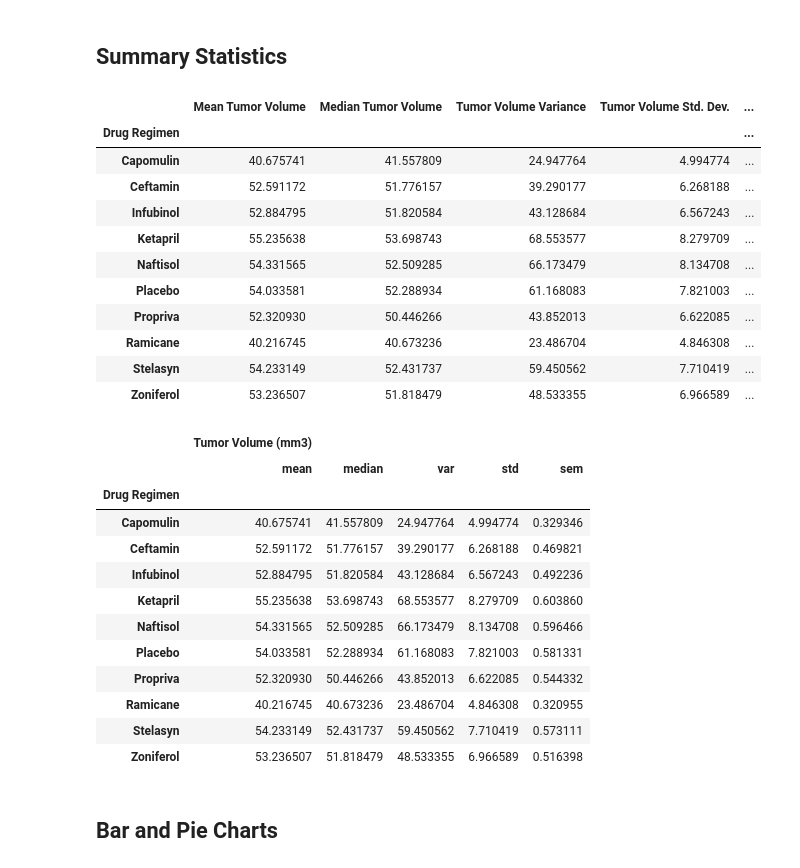
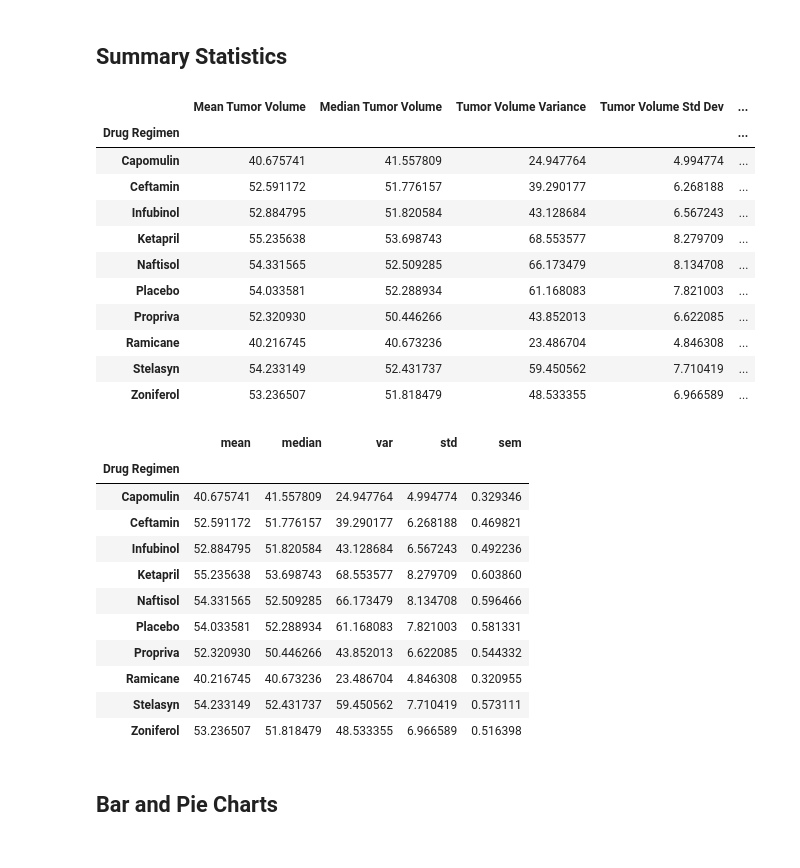
Before and after one commit to TuAnonShaman/SG_Module_5_Challenge, a Jupyter notebook: Pymaceuticals/sg_pymaceuticals.ipynb, the cells around one changed output. Cells and saved outputs as stored; diff of their text form; code cells hidden in the pictures.

```diff
--- a/Pymaceuticals/sg_pymaceuticals.ipynb
+++ b/Pymaceuticals/sg_pymaceuticals.ipynb
@@ -176,13 +183,29 @@ memory usage: 132.4+ KB
 # %% [markdown]
 ## Summary Statistics
 # %%
-# Generate a summary statistics table of mean, median, variance, standard deviation, and SEM of the tumor volume for each regimen
+# Generate a summary statistics table of mean, median, variance, standard deviation, and SEM
+# of the tumor volume for each regimen
 
 # Use groupby and summary statistical methods to calculate the following properties of each drug regimen:
 # mean, median, variance, standard deviation, and SEM of the tumor volume.
 # Assemble the resulting series into a single summary DataFrame.
+
+mean_tumor_volume = study_v2_df.groupby(["Drug Regimen"])["Tumor Volume (mm3)"].mean()
+median_tumor_volume = study_v2_df.groupby(["Drug Regimen"])["Tumor Volume (mm3)"].median()
+tumor_volume_variance = study_v2_df.groupby(["Drug Regimen"])["Tumor Volume (mm3)"].var()
+tumor_volume_stdev = study_v2_df.groupby(["Drug Regimen"])["Tumor Volume (mm3)"].std()
+tumor_volume_sem = study_v2_df.groupby(["Drug Regimen"])["Tumor Volume (mm3)"].sem()
+
+drug_summary = pd.DataFrame({"Mean Tumor Volume": mean_tumor_volume,
+                            "Median Tumor Volume": median_tumor_volume,
+                            "Tumor Volume Variance": tumor_volume_variance,
+                            "Tumor Volume Std Dev": tumor_volume_stdev,
+                            "Tumor Volume Std Err": tumor_volume_sem
+                            })
+
+drug_summary
 # %% [output]
-|  | Mean Tumor Volume | Median Tumor Volume | Tumor Volume Variance | Tumor Volume Std. Dev. | ... |
+|  | Mean Tumor Volume | Median Tumor Volume | Tumor Volume Variance | Tumor Volume Std Dev | ... |
 | Drug Regimen |  |  |  |  | ... |
 | Capomulin | 40.675741 | 41.557809 | 24.947764 | 4.994774 | ... |
 | Ceftamin | 52.591172 | 51.776157 | 39.290177 | 6.268188 | ... |
@@ -197,10 +220,12 @@ memory usage: 132.4+ KB
 # %%
 # A more advanced method to generate a summary statistics table of mean, median, variance, standard deviation,
 # and SEM of the tumor volume for each regimen (only one method is required in the solution)
 
 # Using the aggregation method, produce the same summary statistics in a single line
+drug_agg = pd.DataFrame(study_v2_df.groupby(["Drug Regimen"])["Tumor Volume (mm3)"].agg(
+    ["mean", "median", "var", "std", "sem"]))
+drug_agg
 # %% [output]
-|  | Tumor Volume (mm3) |  |  |  |  |
 |  | mean | median | var | std | sem |
 | Drug Regimen |  |  |  |  |  |
 | Capomulin | 40.675741 | 41.557809 | 24.947764 | 4.994774 | 0.329346 |
```
Also changed, not shown: parts of 25 cells of this notebook, 3 other files.
